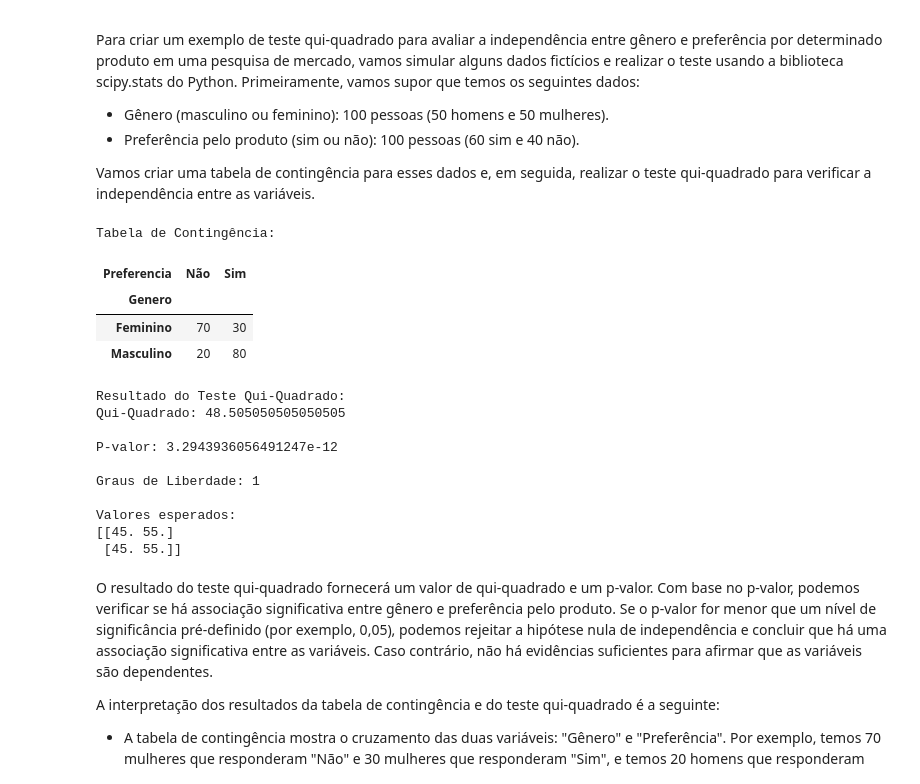
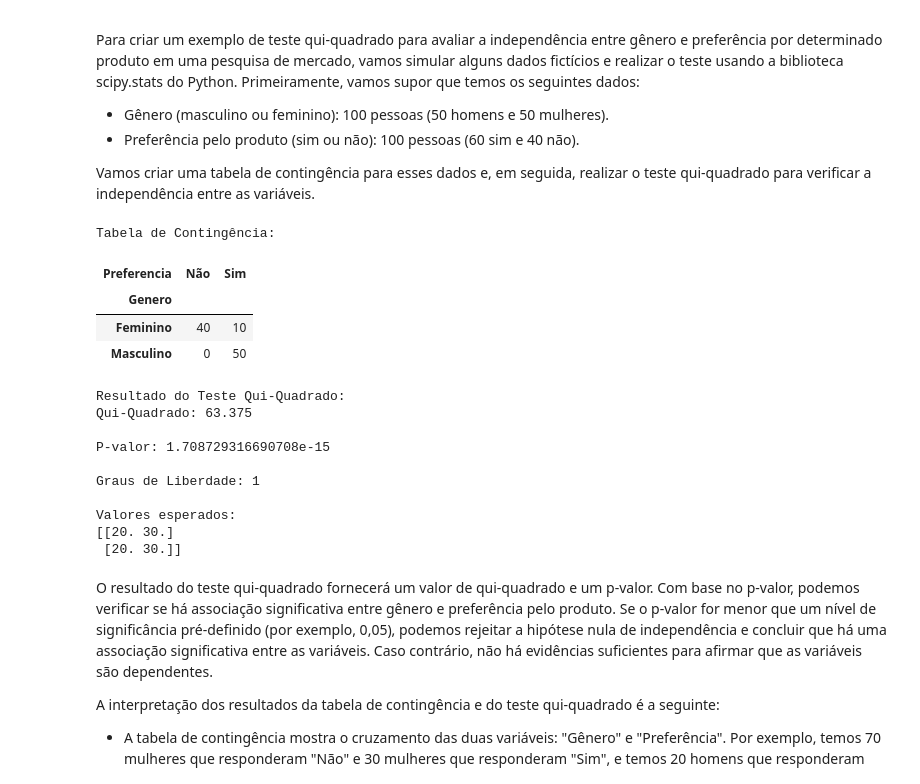
Before and after one commit to k3ybladewielder/math_for_ml_ds, a Jupyter notebook: prob_statistic_for_ml_ds/prob_statistic_for_ml_ds.ipynb, the cells around one changed output. Drawn from its saved outputs; the diff is of its cells as text; code cells hidden in the pictures.

```diff
--- a/prob_statistic_for_ml_ds/prob_statistic_for_ml_ds.ipynb
+++ b/prob_statistic_for_ml_ds/prob_statistic_for_ml_ds.ipynb
@@ -1536,46 +1536,46 @@ from scipy.stats import chi2_contingency
 
 # Dados fictícios
 genero = ['Masculino'] * 50 + ['Feminino'] * 50
 preferencia = ['Sim'] * 60 + ['Não'] * 40
 
 # Criando a tabela de contingência
 tabela_contingencia = pd.DataFrame()
 tabela_contingencia['Genero'] = genero
 tabela_contingencia['Preferencia'] = preferencia
-tabela_contingencia = pd.crosstab(df['Genero'], df['Preferencia'])
+tabela_contingencia = pd.crosstab(tabela_contingencia['Genero'], tabela_contingencia['Preferencia'])
 tabela_contingencia
 
 # Realizando o teste qui-quadrado
 chi2, p, dof, expected = chi2_contingency(tabela_contingencia)
 
 print("Tabela de Contingência:")
 display(tabela_contingencia)
 
 print("\nResultado do Teste Qui-Quadrado:")
 print(f"Qui-Quadrado: {chi2}")
 print('')
 print(f"P-valor: {p}")
 print('')
 print(f"Graus de Liberdade: {dof}")
 print('')
 print("Valores esperados:")
 print(expected)
 # %% [output]
 Tabela de Contingência:
 | Preferencia | Não | Sim |
 | Genero |  |  |
-| Feminino | 70 | 30 |
-| Masculino | 20 | 80 |
+| Feminino | 40 | 10 |
+| Masculino | 0 | 50 |
 Resultado do Teste Qui-Quadrado:
-Qui-Quadrado: 48.505050505050505
+Qui-Quadrado: 63.375
 
-P-valor: 3.2943936056491247e-12
+P-valor: 1.708729316690708e-15
 
 Graus de Liberdade: 1
 
 Valores esperados:
-[[45. 55.]
- [45. 55.]]
+[[20. 30.]
+ [20. 30.]]
 # %% [markdown]
 O resultado do teste qui-quadrado fornecerá um valor de qui-quadrado e um p-valor. Com base no p-valor, podemos verificar se há associação significativa entre gênero e preferência pelo produto. Se o p-valor for menor que um nível de significância pré-definido (por exemplo, 0,05), podemos rejeitar a hipótese nula de independência e concluir que há uma associação significativa entre as variáveis. Caso contrário, não há evidências suficientes para afirmar que as variáveis são dependentes.
 
```
Also changed, not shown: parts of 33 cells of this notebook, 2 other files.
